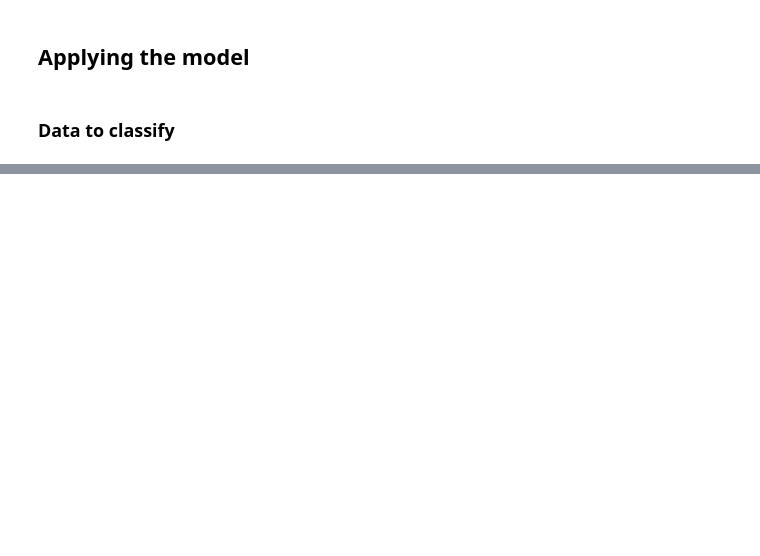
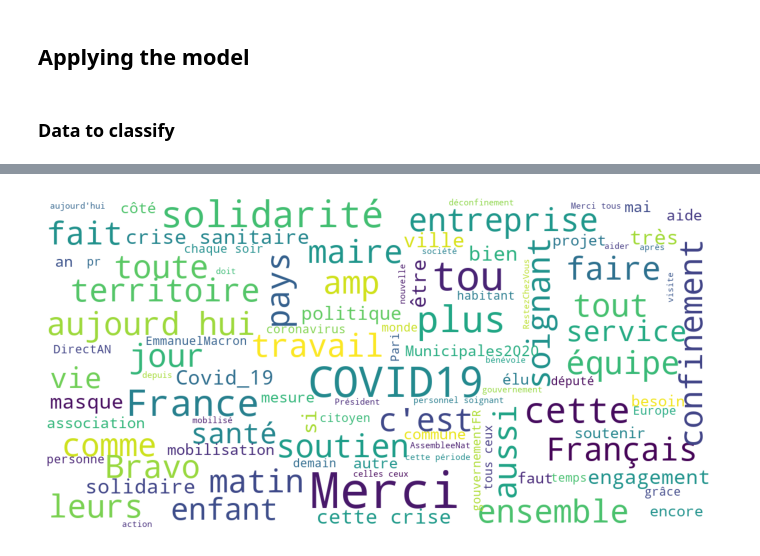
Before and after one commit to mthsansu/MLNLP, a Jupyter notebook: Code/Houri_Sansu_SentimentAnalysis.ipynb, the cells around one changed output, grey strips where cells are left out. Cells and saved outputs as stored; diff of their text form; code cells hidden in the pictures; blank space fills up the shorter version.

```diff
--- a/Code/Houri_Sansu_SentimentAnalysis.ipynb
+++ b/Code/Houri_Sansu_SentimentAnalysis.ipynb
@@ -1329,24 +1372,25 @@ sns.barplot(x=y,y=x)
 # %%
-# # CODE TO BE ADAPTED
-# # Wordcloud around the type of emotion expressed
-# stopwords = stop
+from wordcloud import WordCloud, STOPWORDS
+stopwords = stop
 
-# def show_wordcloud(data):
-#     wordcloud = WordCloud(
-#         background_color='white',
-#         stopwords=stopwords,
-#         max_words=100,
-#         max_font_size=30,
-#         scale=3,
-#         random_state=1)
+def show_wordcloud(data):
+    wordcloud = WordCloud(
+        background_color='white',
+        stopwords=stopwords,
+        max_words=100,
+        max_font_size=30,
+        scale=3,
+        random_state=1)
 
-#     text = ' '.join(data)
-#     wordcloud=wordcloud.generate(text)
+    text = ' '.join(data)
+    wordcloud=wordcloud.generate(text)
 
-#     fig = plt.figure(1, figsize=(12, 12))
-#     plt.axis('off')
+    fig = plt.figure(1, figsize=(12, 12))
+    plt.axis('off')
 
-#     plt.imshow(wordcloud)
-#     plt.show()
+    plt.imshow(wordcloud)
+    plt.show()
 
-# show_wordcloud(corpus)
+show_wordcloud(corpus)
+# %% [output]
+[figure, added]
```
Also changed, not shown: parts of 23 cells of this notebook.
